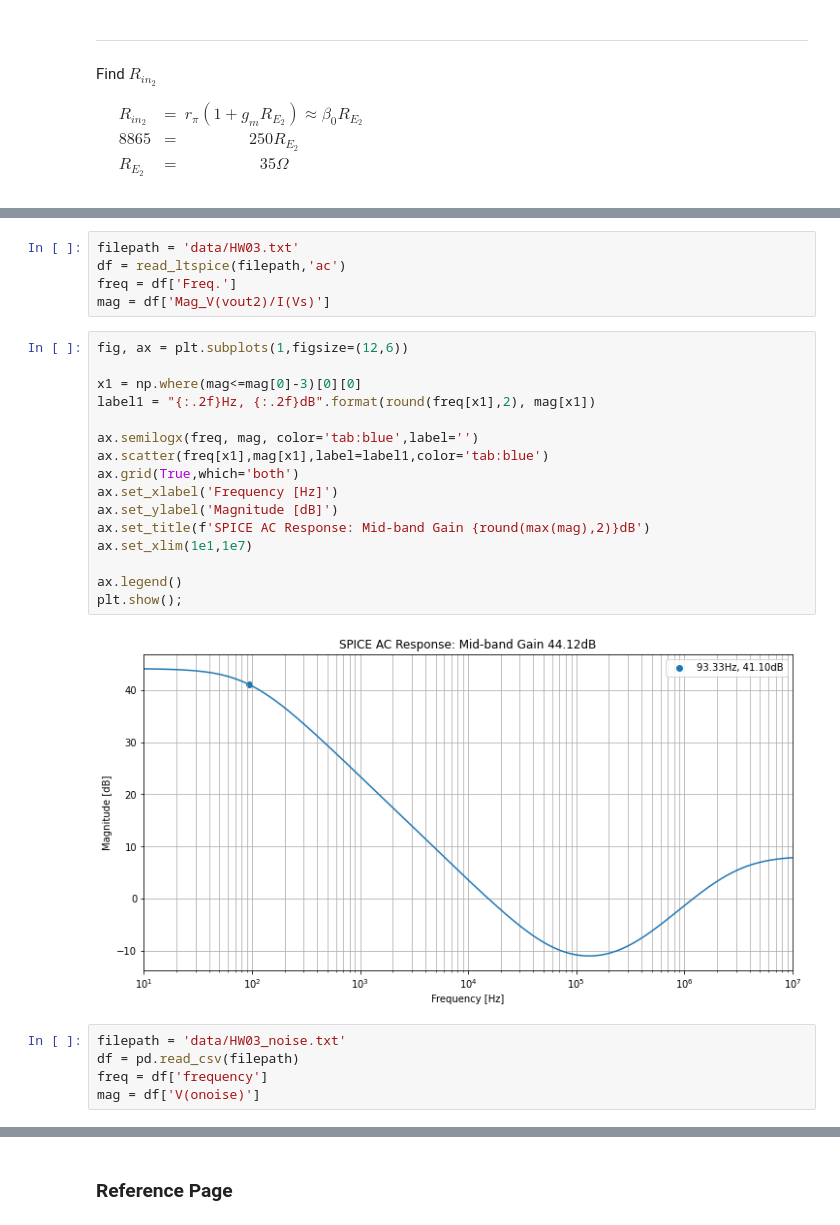
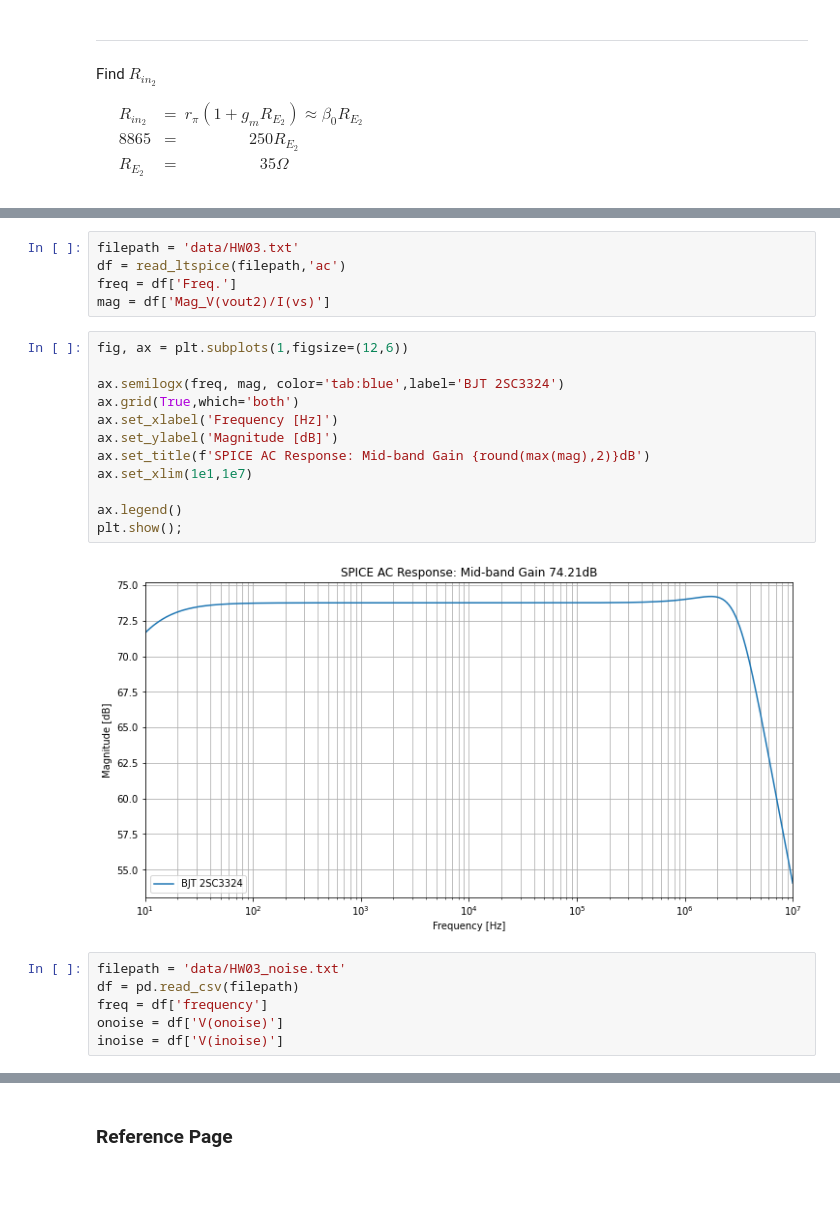
Before and after one commit to kegedy/EE538.1, a Jupyter notebook: kevin/hw03/EE538_Sp2021_Assignment3.ipynb, the cells around one changed output, grey strips where cells are left out. Drawn from its saved outputs; the diff is of its cells as text; blank space fills up the shorter version.

```diff
--- a/kevin/hw03/EE538_Sp2021_Assignment3.ipynb
+++ b/kevin/hw03/EE538_Sp2021_Assignment3.ipynb
@@ -320,30 +322,27 @@ $\begin{eqnarray}
 filepath = 'data/HW03.txt'
 df = read_ltspice(filepath,'ac')
 freq = df['Freq.']
-mag = df['Mag_V(vout2)/I(Vs)']
+mag = df['Mag_V(vout2)/I(vs)']
 # %%
 fig, ax = plt.subplots(1,figsize=(12,6))
 
-x1 = np.where(mag<=mag[0]-3)[0][0]
-label1 = "{:.2f}Hz, {:.2f}dB".format(round(freq[x1],2), mag[x1])
-
-ax.semilogx(freq, mag, color='tab:blue',label='')
-ax.scatter(freq[x1],mag[x1],label=label1,color='tab:blue')
+ax.semilogx(freq, mag, color='tab:blue',label='BJT 2SC3324')
 ax.grid(True,which='both')
 ax.set_xlabel('Frequency [Hz]')
 ax.set_ylabel('Magnitude [dB]')
 ax.set_title(f'SPICE AC Response: Mid-band Gain {round(max(mag),2)}dB')
 ax.set_xlim(1e1,1e7)
 
 ax.legend()
 plt.show();
 # %% [output]
-[figure, old version]
+[figure, new version]
 # %%
 filepath = 'data/HW03_noise.txt'
 df = pd.read_csv(filepath)
 freq = df['frequency']
-mag = df['V(onoise)']
+onoise = df['V(onoise)']
+inoise = df['V(inoise)']
 # %%
 fig, ax = plt.subplots(1,figsize=(12,6))
 
```
Also changed, not shown: parts of 5 cells of this notebook, 8 other files.
